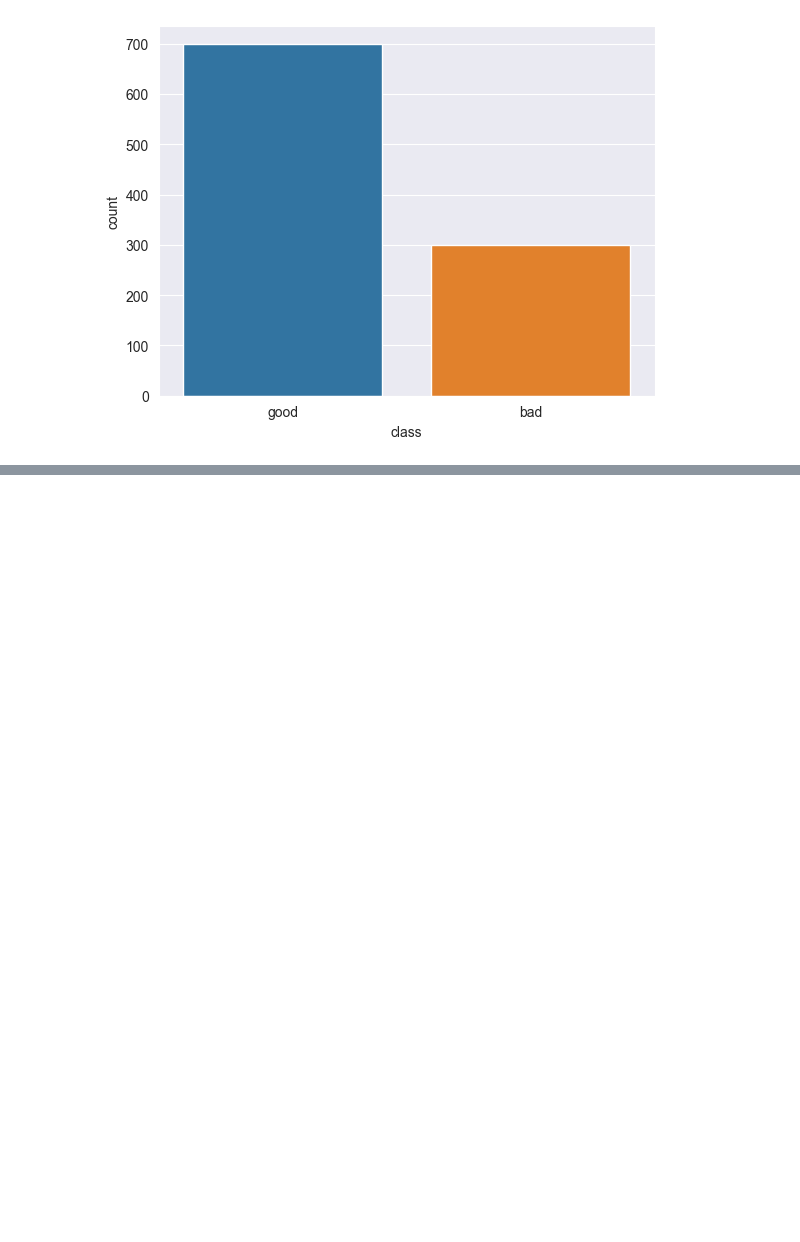
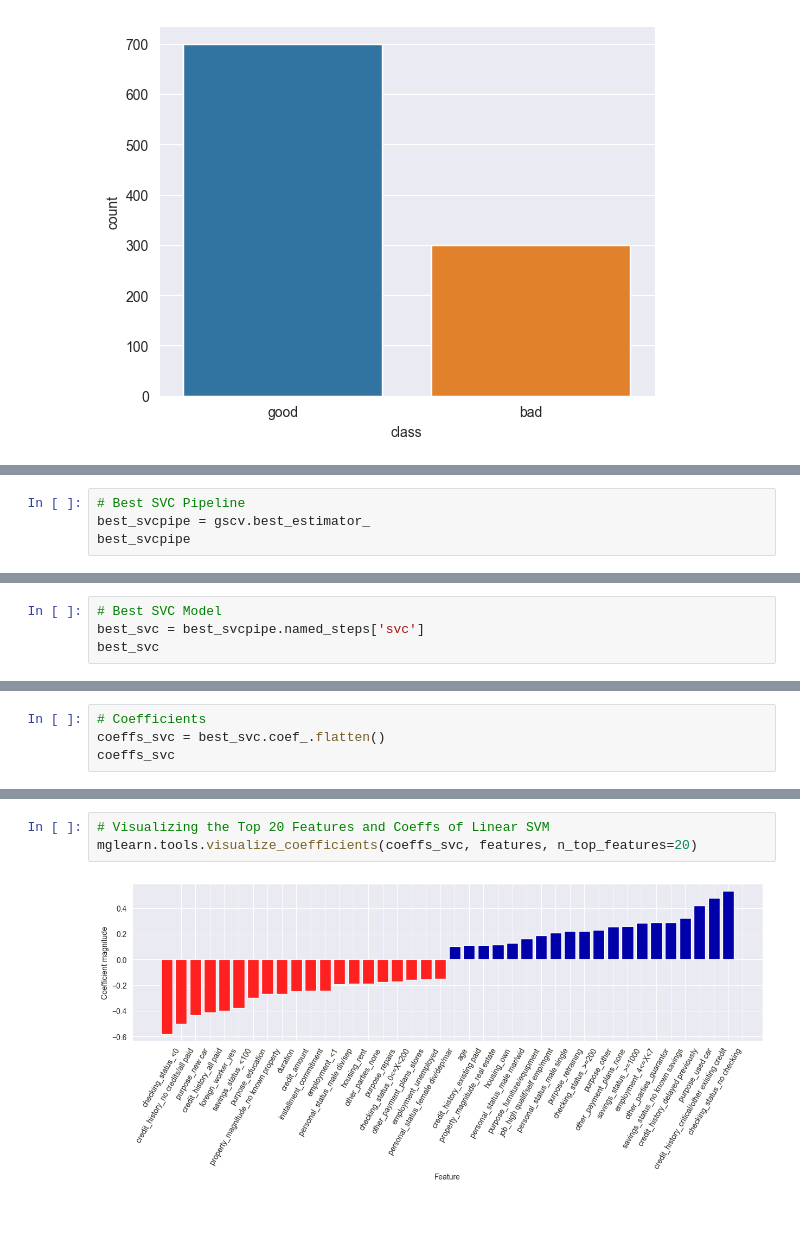
Before and after one commit to harshalk612/ML-Assigment, a Jupyter notebook: Advanced HW/hw2/hw2.ipynb, the cells around one changed output, grey strips where cells are left out. Cells and saved outputs as stored; diff of their text form; blank space fills up the shorter version.

```diff
--- a/Advanced HW/hw2/hw2.ipynb
+++ b/Advanced HW/hw2/hw2.ipynb
@@ -156,0 +785,4 @@ sns.countplot(data=df_credits, x='class')
+# %%
+# Best SVC Pipeline
+best_svcpipe = gscv.best_estimator_
+best_svcpipe
@@ -156,0 +807,4 @@ sns.countplot(data=df_credits, x='class')
+# %%
+# Best SVC Model
+best_svc = best_svcpipe.named_steps['svc']
+best_svc
@@ -156,0 +813,4 @@ sns.countplot(data=df_credits, x='class')
+# %%
+# Coefficients
+coeffs_svc = best_svc.coef_.flatten()
+coeffs_svc
@@ -156,0 +830,7 @@ sns.countplot(data=df_credits, x='class')
+# %%
+# Visualizing the Top 20 Features and Coeffs of Linear SVM
+mglearn.tools.visualize_coefficients(coeffs_svc, features, n_top_features=20)
+# %% [output]
+[figure, added]
+# %% [markdown]
+<br>
```
Also changed, not shown: parts of 83 cells of this notebook, 2 other files.
